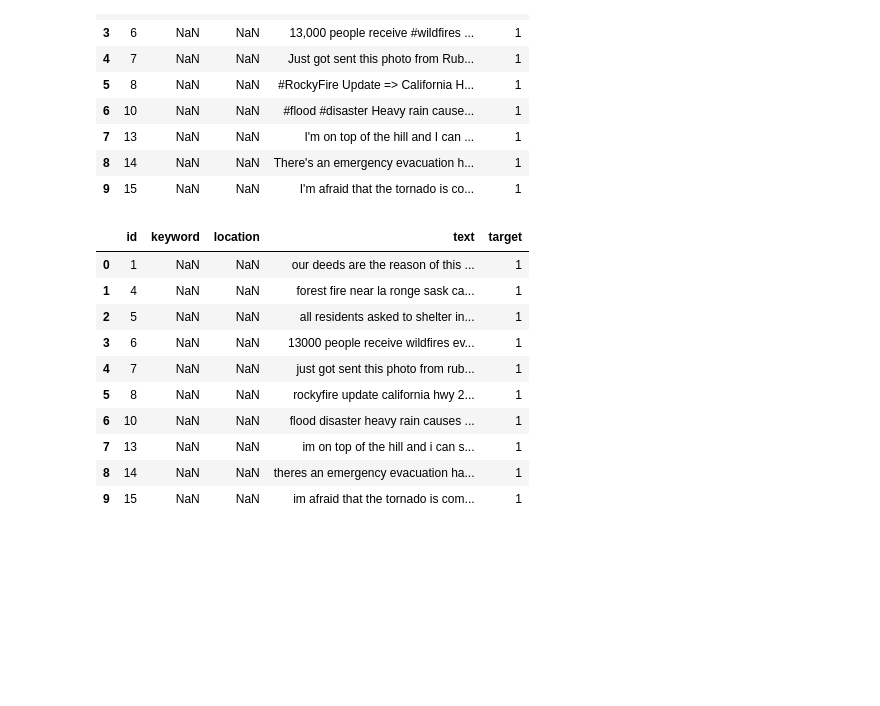
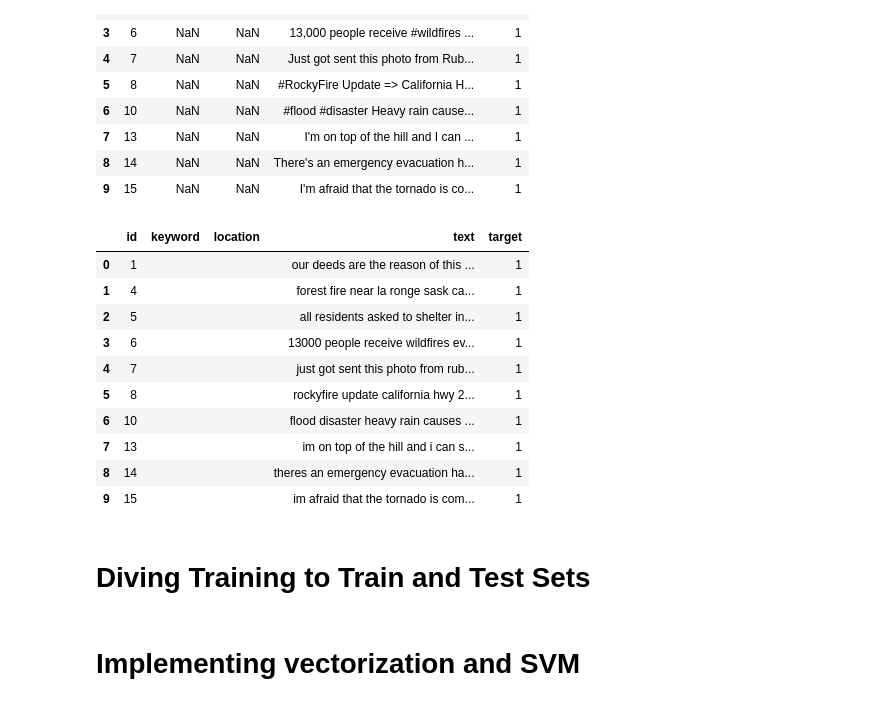
Before and after one commit to tarunannapareddy/Natural-Language-Processing-with-Disaster-Tweets, a Jupyter notebook: disaster_tweets.ipynb, the cells around one changed output. Saved outputs shown, nothing was run; the diff lists cells and outputs as text; code cells hidden in the pictures; blank space fills up the shorter version.

```diff
--- a/disaster_tweets.ipynb
+++ b/disaster_tweets.ipynb
@@ -182,40 +186,43 @@ def remove_html(text):
     html = re.compile(r'<.*?>')
     return html.sub(r'', text)
 
 
 # Clear urls
 def remove_URL(text):
     url = re.compile(r'https?://\S+|www\.\S+')
     return url.sub(r'', text)
 
 
 # Clear special characters
 def remove_punct(text):
     table = str.maketrans('', '', string.punctuation)
     return text.translate(table)
 
 def clean_df(df):
     # lower the characters
     df["text"] = df["text"].apply(lambda x: x.lower())
     df["text"] = df["text"].apply(lambda x: remove_emoji(x))
     df["text"] = df["text"].apply(lambda x: remove_html(x))
     df["text"] = df["text"].apply(lambda x: remove_URL(x))
     df["text"] = df["text"].apply(lambda x: remove_punct(x))
     # Remove multiple spaces
     df["text"] = df.text.replace("\s+", " ", regex=True)
     return df
 
 tweet = clean_df(tweet)
+tweet.fillna('', inplace=True)
 tweet.head(10)
 # %% [output]
 |  | id | keyword | location | text | target |
-| 0 | 1 | NaN | NaN | our deeds are the reason of this ... | 1 |
-| 1 | 4 | NaN | NaN | forest fire near la ronge sask ca... | 1 |
-| 2 | 5 | NaN | NaN | all residents asked to shelter in... | 1 |
-| 3 | 6 | NaN | NaN | 13000 people receive wildfires ev... | 1 |
-| 4 | 7 | NaN | NaN | just got sent this photo from rub... | 1 |
-| 5 | 8 | NaN | NaN | rockyfire update california hwy 2... | 1 |
-| 6 | 10 | NaN | NaN | flood disaster heavy rain causes ... | 1 |
-| 7 | 13 | NaN | NaN | im on top of the hill and i can s... | 1 |
-| 8 | 14 | NaN | NaN | theres an emergency evacuation ha... | 1 |
-| 9 | 15 | NaN | NaN | im afraid that the tornado is com... | 1 |
+| 0 | 1 |  |  | our deeds are the reason of this ... | 1 |
+| 1 | 4 |  |  | forest fire near la ronge sask ca... | 1 |
+| 2 | 5 |  |  | all residents asked to shelter in... | 1 |
+| 3 | 6 |  |  | 13000 people receive wildfires ev... | 1 |
+| 4 | 7 |  |  | just got sent this photo from rub... | 1 |
+| 5 | 8 |  |  | rockyfire update california hwy 2... | 1 |
+| 6 | 10 |  |  | flood disaster heavy rain causes ... | 1 |
+| 7 | 13 |  |  | im on top of the hill and i can s... | 1 |
+| 8 | 14 |  |  | theres an emergency evacuation ha... | 1 |
+| 9 | 15 |  |  | im afraid that the tornado is com... | 1 |
+# %% [markdown]
+# Diving Training to Train and Test Sets
@@ -221,0 +239,2 @@ tweet.head(10)
+# %% [markdown]
+# Implementing vectorization and SVM
```
Also changed, not shown: parts of 7 cells of this notebook.
